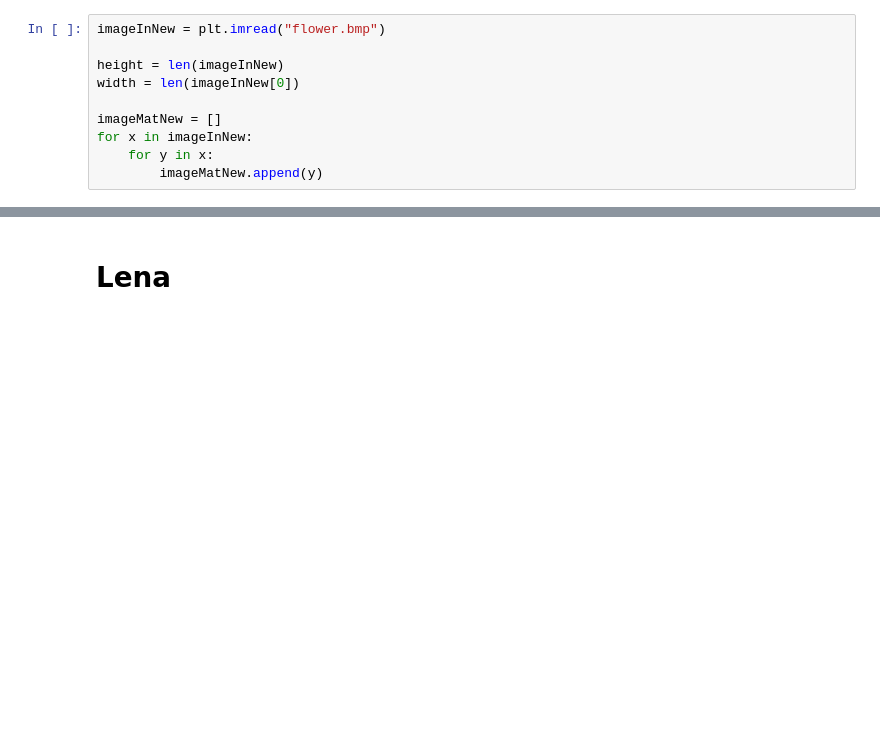
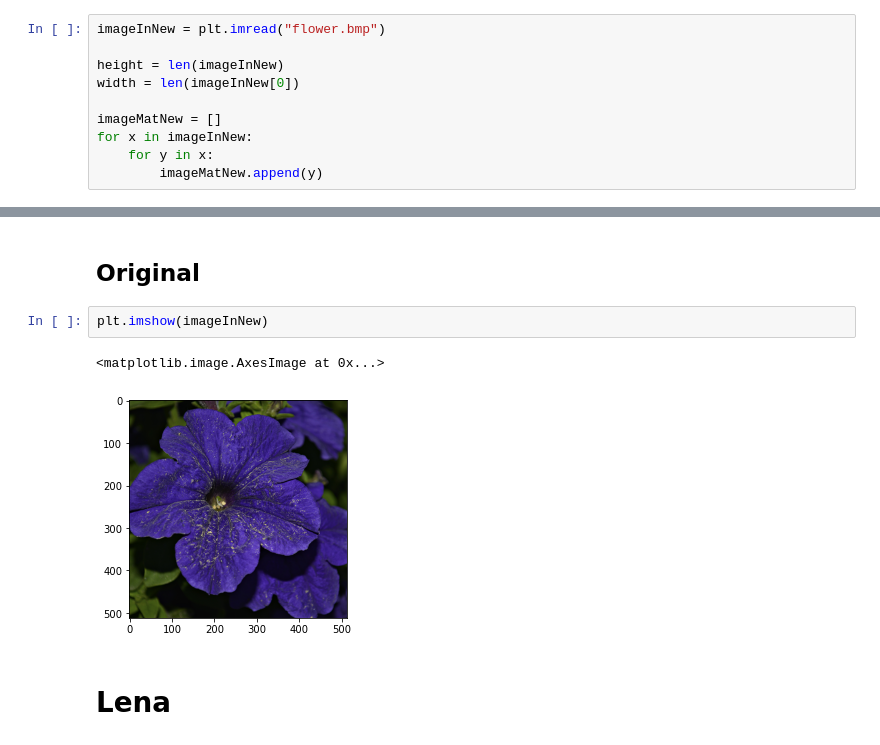
Before and after one commit to WITS-ML-Tut-Group/ML-Notebooks, a Jupyter notebook: Clustering/Clustering.ipynb, the cells around one changed output, grey strips where cells are left out. Cells and saved outputs as stored; diff of their text form; blank space fills up the shorter version.

```diff
--- a/Clustering/Clustering.ipynb
+++ b/Clustering/Clustering.ipynb
@@ -288,3 +374,10 @@ ques3d(32, imageMatNew)
+# %% [markdown]
+## Original
+# %%
+plt.imshow(imageInNew)
+# %% [output]
+<matplotlib.image.AxesImage at 0x...>
+[figure, added]
 # %% [markdown]
 # Lena
 # %%
```
Also changed, not shown: parts of 23 cells of this notebook.
